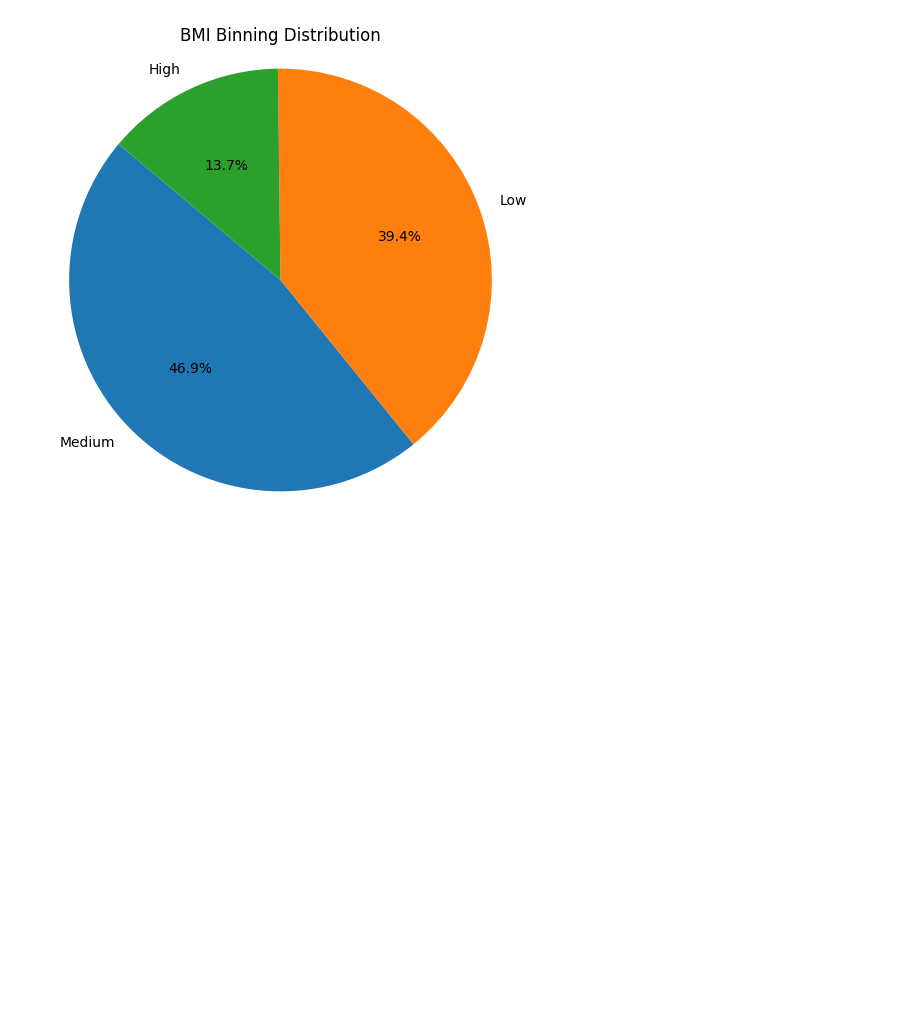
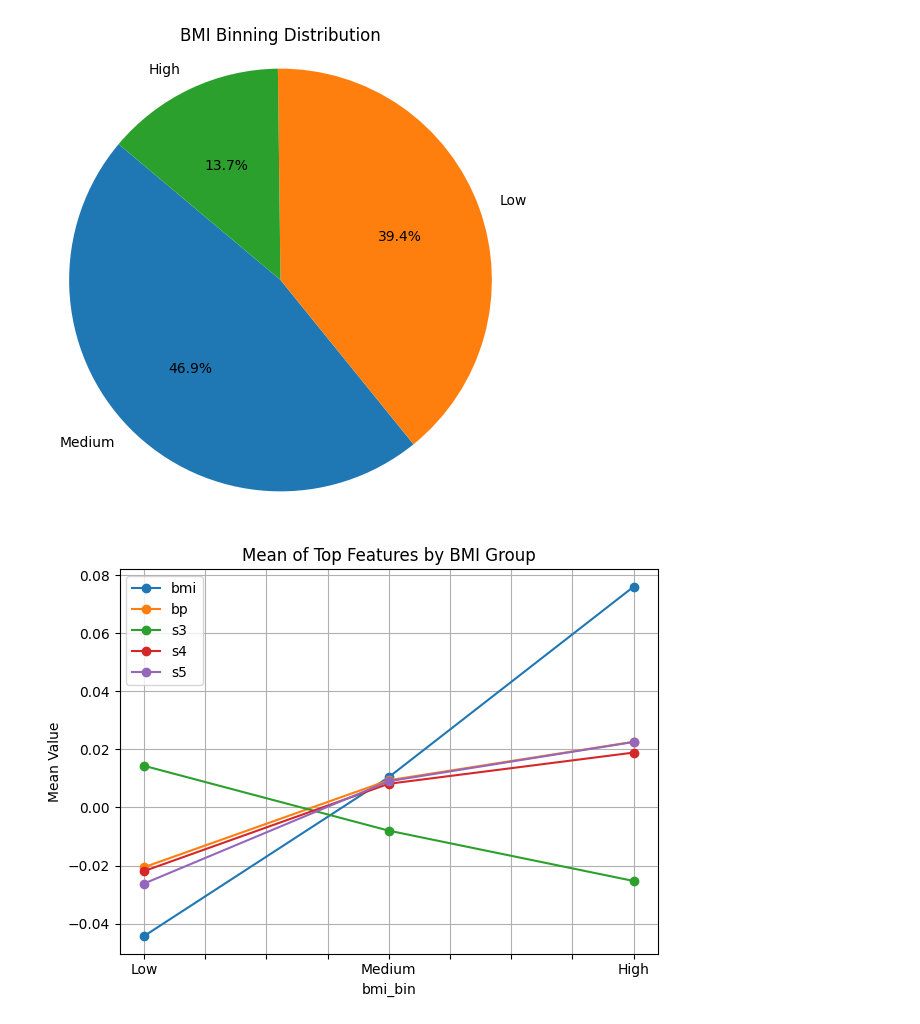
Before and after one commit to kk23mm14-source/pynotes-kranti, a Jupyter notebook: notebooks/kranti/sample.ipynb, the cells around one changed output. Cells and saved outputs as stored; diff of their text form; code cells hidden in the pictures; blank space fills up the shorter version.

```diff
--- a/notebooks/kranti/sample.ipynb
+++ b/notebooks/kranti/sample.ipynb
@@ -126,3 +126,13 @@ plt.axis('equal')
 plt.show()
 # %% [output]
 [figure]
+# %%
+mean_grouped = df.groupby('bmi_bin', observed=True)[selected_features].mean()
+mean_grouped.plot(kind='line', marker='o')
+plt.title("Mean of Top Features by BMI Group")
+plt.ylabel("Mean Value")
+plt.grid(True)
+plt.tight_layout()
+plt.show()
+# %% [output]
+[figure, added]
```
Also changed, not shown: 6 other files.
